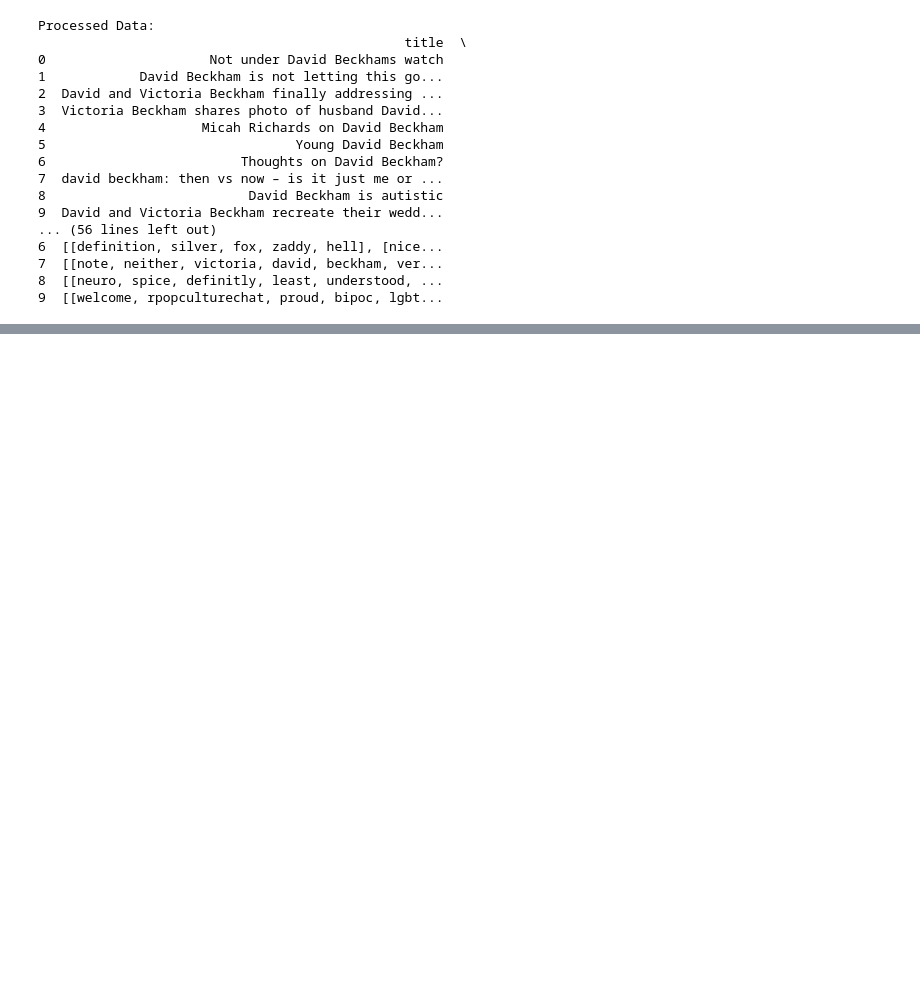
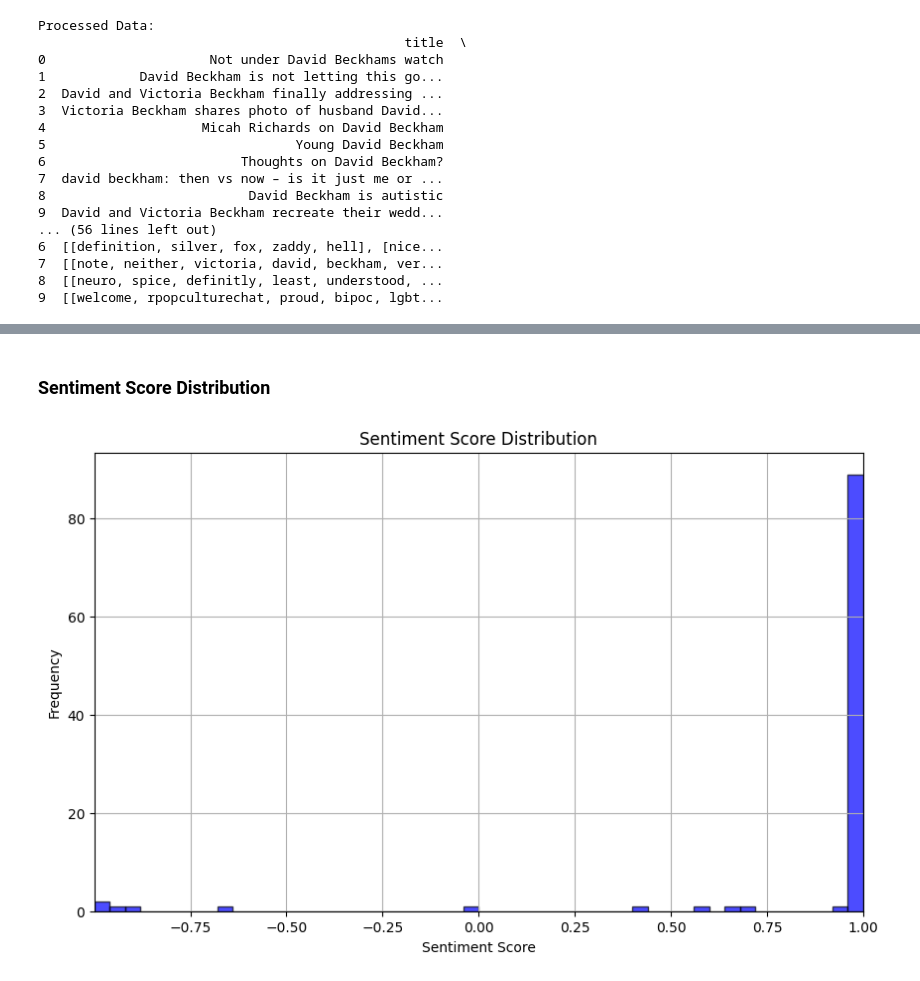
Before and after one commit to hinton024/Assignment-2-Social-media-and-network-analytics, a Jupyter notebook: Reddit_Preprocessing.ipynb, the cells around one changed output, grey strips where cells are left out. Cells and saved outputs as stored; diff of their text form; code cells hidden in the pictures; blank space fills up the shorter version.

```diff
--- a/Reddit_Preprocessing.ipynb
+++ b/Reddit_Preprocessing.ipynb
@@ -810,0 +282,21 @@ Document 232: She looks so amazing!!!
+# %%
+# Joining the list of comments into a single string for each row
+df['Joined_Comments'] = df['Cleaned_Comments'].apply(lambda comments: ' '.join(comments))
+
+# Initialize the TfidfVectorizer
+tfidf_vectorizer = TfidfVectorizer(
+    max_features=1000,
+    stop_words='english',
+    token_pattern=r'\b[a-zA-Z]{3,}\b',
+    ngram_range=(1,2),
+    min_df=10,
+    max_df=0.5
+)
+# Fitting and transforming the comments into TF-IDF features
+X_tfidf = tfidf_vectorizer.fit_transform(df['Joined_Comments']).toarray()
+
+# Converting the resulting TF-IDF matrix into a DataFrame for readability
+tfidf_df = pd.DataFrame(X_tfidf, columns=tfidf_vectorizer.get_feature_names_out())
+
+# Displaying the first few rows of the TF-IDF DataFrame
+print(tfidf_df.head())
@@ -810,0 +374,22 @@ Document 232: She looks so amazing!!!
+# %% [markdown]
+### Sentiment Score Distribution
+# %%
+num_bins = 50
+
+# Plotting sentiment score distribution
+plt.figure(figsize=(10,6))
+plt.hist(df['Comments_Sentiment_Score'], bins=num_bins, alpha=0.7, color='blue', edgecolor='black')
+plt.grid(True)
+
+# Setting plot titles and labels
+plt.xlabel('Sentiment Score')
+plt.ylabel('Frequency')
+plt.title('Sentiment Score Distribution')
+
+# Setting x and y limits
+plt.xlim(df['Comments_Sentiment_Score'].min(), df['Comments_Sentiment_Score'].max())
+plt.ylim(0, plt.ylim()[1])  # Ensuring y-axis starts from 0 and is correctly scaled
+
+plt.show()
+# %% [output]
+[figure, added]
```
Also changed, not shown: parts of 63 cells of this notebook, 23 other files.
